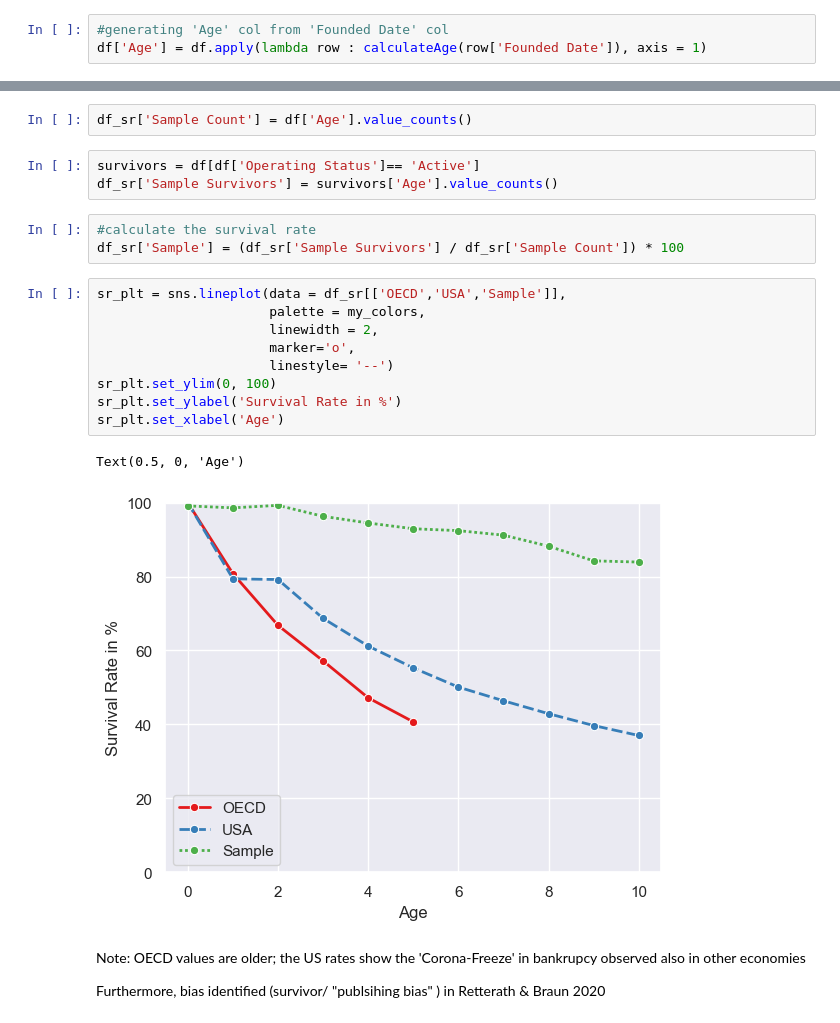
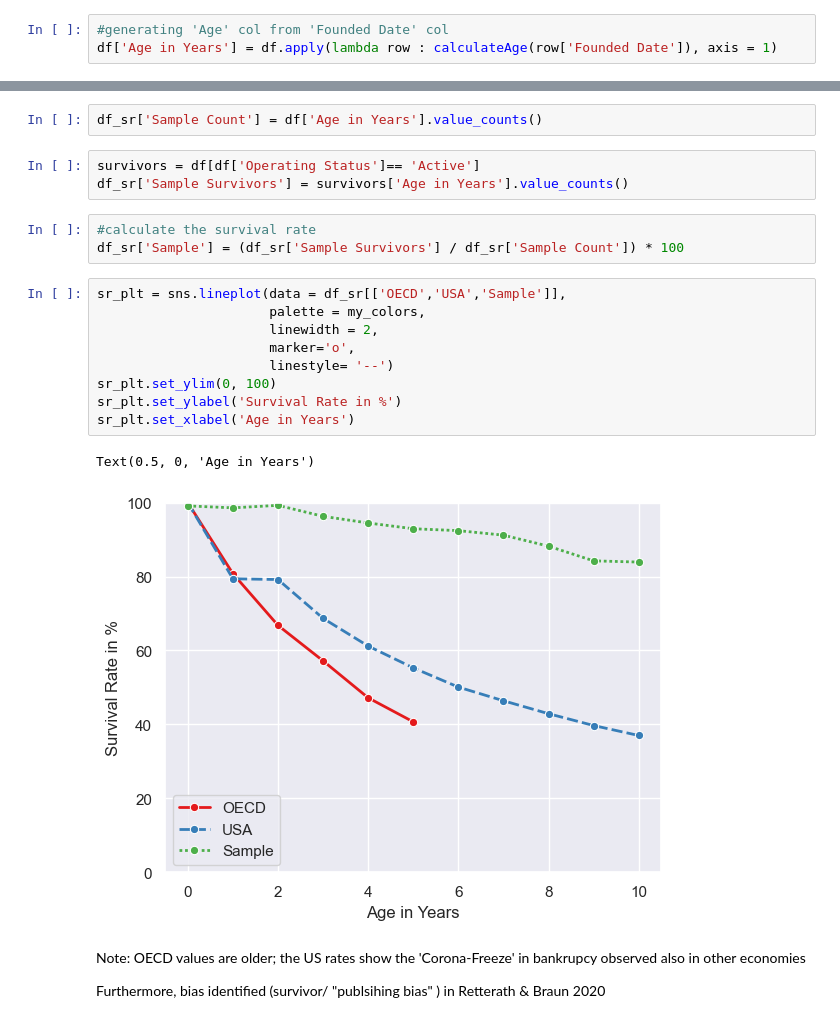
Before and after one commit to MarioMuehlematter/Education.ai, a Jupyter notebook: notebooks/Education.ai_Analysis+Plots.ipynb, the cells around one changed output, grey strips where cells are left out. Drawn from its saved outputs; the diff is of its cells as text.

```diff
--- a/notebooks/Education.ai_Analysis+Plots.ipynb
+++ b/notebooks/Education.ai_Analysis+Plots.ipynb
@@ -94,7 +96,7 @@ from pandas.core.reshape.tile import to_datetime
 df['Founded Date'] = to_datetime(df['Founded Date'])
 # %%
 #generating 'Age' col from 'Founded Date' col
-df['Age'] = df.apply(lambda row : calculateAge(row['Founded Date']), axis = 1)
+df['Age in Years'] = df.apply(lambda row : calculateAge(row['Founded Date']), axis = 1)
 # %%
 #generating 'Age in Days' col from 'Founded Date' col
 df['Age in Days'] = df.apply(lambda row : calculateAgeDays(row['Founded Date']), axis = 1)
@@ -211,25 +213,25 @@ size.sum()
 df_sr = pd.read_excel("/Users/mario/Documents/Github/Education.ai/data/survival-rates.xlsx",
                     sheet_name = 0)
 # %%
-df_sr['Sample Count'] = df['Age'].value_counts()
+df_sr['Sample Count'] = df['Age in Years'].value_counts()
 # %%
 survivors = df[df['Operating Status']== 'Active']
-df_sr['Sample Survivors'] = survivors['Age'].value_counts()
+df_sr['Sample Survivors'] = survivors['Age in Years'].value_counts()
 # %%
 #calculate the survival rate
 df_sr['Sample'] = (df_sr['Sample Survivors'] / df_sr['Sample Count']) * 100
 # %%
 sr_plt = sns.lineplot(data = df_sr[['OECD','USA','Sample']],
                       palette = my_colors,
                       linewidth = 2,
                       marker='o',
                       linestyle= '--')
 sr_plt.set_ylim(0, 100)
 sr_plt.set_ylabel('Survival Rate in %')
-sr_plt.set_xlabel('Age')
+sr_plt.set_xlabel('Age in Years')
 # %% [output]
-Text(0.5, 0, 'Age')
+Text(0.5, 0, 'Age in Years')
-[figure, old version]
+[figure, new version]
 # %% [markdown]
 Note: OECD values are older; the US rates show the 'Corona-Freeze' in bankrupcy observed also in other economies
 
```
Also changed, not shown: parts of 2 cells of this notebook.
